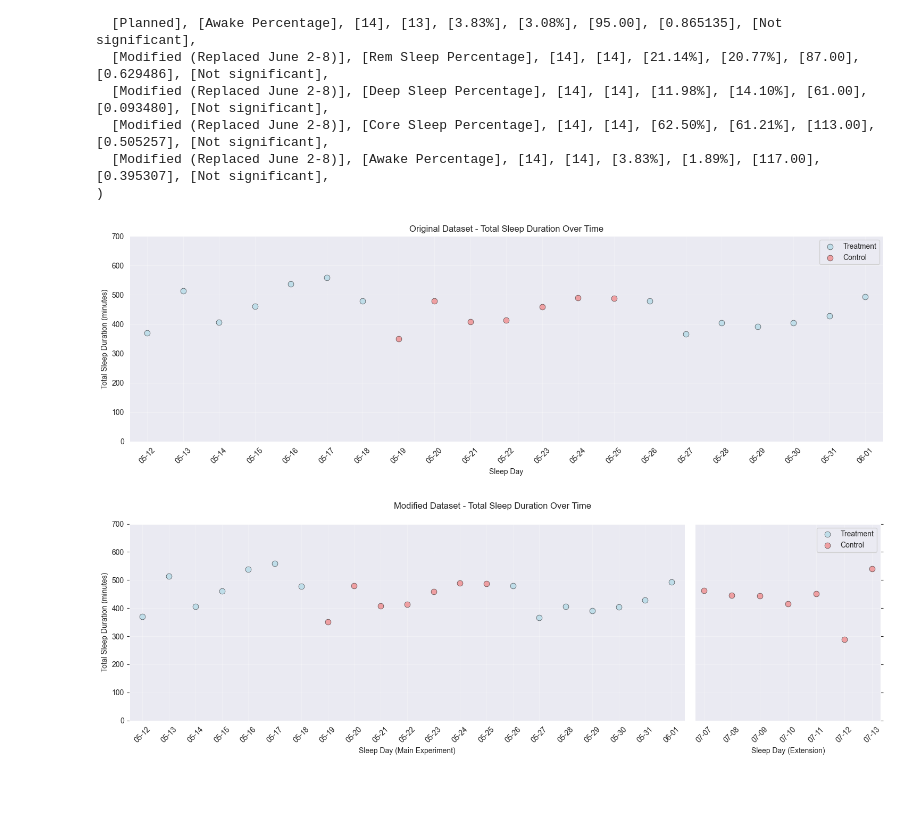
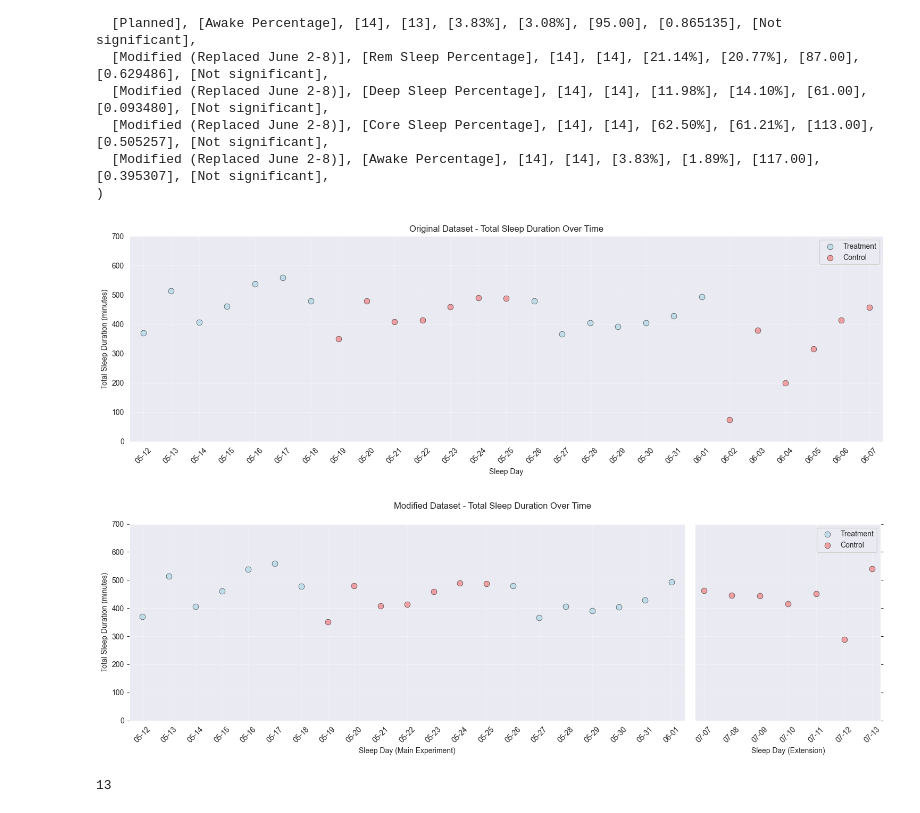
Before and after one commit to cezary17/nof1-analysis-py, a Jupyter notebook: analysis/analyze_data.ipynb, the cells around one changed output. Cells and saved outputs as stored; diff of their text form; code cells hidden in the pictures.

```diff
--- a/analysis/analyze_data.ipynb
+++ b/analysis/analyze_data.ipynb
@@ -378,8 +376,6 @@ print(combined_typst_table)
 )
 # %%
 # Create scatter plots showing total sleep duration over time for treatment and control groups
-
-import matplotlib.dates as mdates
 
 # Original dataset plot
 fig1, ax1 = plt.subplots(1, 1, figsize=(15, 5))
@@ -401,7 +397,7 @@ ax1.grid(True, alpha=0.3)
 # Format x-axis for original dataset
 ax1.xaxis.set_major_locator(mdates.DayLocator())
 ax1.xaxis.set_major_formatter(mdates.DateFormatter('%m-%d'))
-ax1.set_xlim(treatment_dates.min() - np.timedelta64(12, 'h'), treatment_dates.max() + np.timedelta64(12, 'h'))
+ax1.set_xlim(treatment_dates.min() - np.timedelta64(12, 'h'), control_dates.max() + np.timedelta64(12, 'h'))
 ax1.tick_params(axis='x', rotation=45)
 
 plt.tight_layout()
@@ -453,35 +449,39 @@ if len(extension_treatment_dates) > 0:
 ax2.spines['right'].set_visible(False)
 ax3.spines['left'].set_visible(False)
 ax2.yaxis.tick_left()
 ax2.tick_params(labelright=False)
 ax3.yaxis.tick_right()
 ax3.tick_params(labelleft=False)
 
 # Format x-axis for broken axis plots
 ax2.xaxis.set_major_locator(mdates.DayLocator())
 ax2.xaxis.set_major_formatter(mdates.DateFormatter('%m-%d'))
 ax3.xaxis.set_major_locator(mdates.DayLocator())
 ax3.xaxis.set_major_formatter(mdates.DateFormatter('%m-%d'))
 
 # Set labels and titles
 ax2.set_xlabel('Sleep Day (Main Experiment)')
 ax2.set_ylabel('Total Sleep Duration (minutes)')
 ax3.set_xlabel('Sleep Day (Extension)')
 ax3.legend(loc='upper right')
 ax2.grid(True, alpha=0.3)
 ax3.grid(True, alpha=0.3)
 ax2.tick_params(axis='x', rotation=45)
 ax3.tick_params(axis='x', rotation=45)
 
 # Set overall title
 fig2.suptitle('Modified Dataset - Total Sleep Duration Over Time')
 
 plt.tight_layout()
 plt.savefig("../figures/sleep_time/sleep_duration_scatter_plots.png", dpi=300, bbox_inches='tight')
 plt.show()
 # %% [output]
-[figure, old version]
+[figure, new version]
 [figure]
+# %%
+len(control_data)
+# %% [output]
+13
 # %%
 # Create scatter plots showing REM sleep percentage over time for treatment and control groups
 
```
Also changed, not shown: parts of 4 cells of this notebook, 9 other files.
